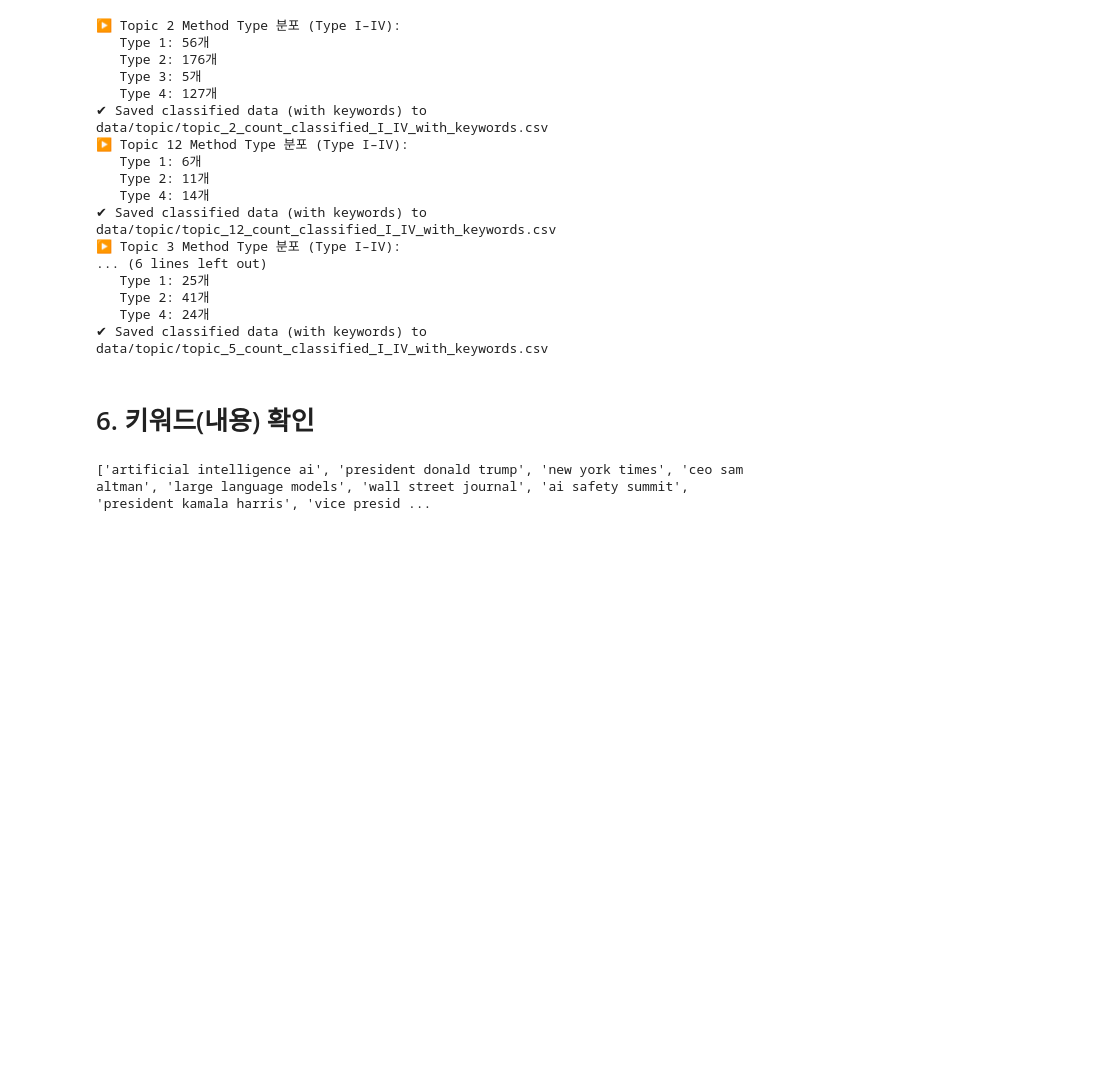
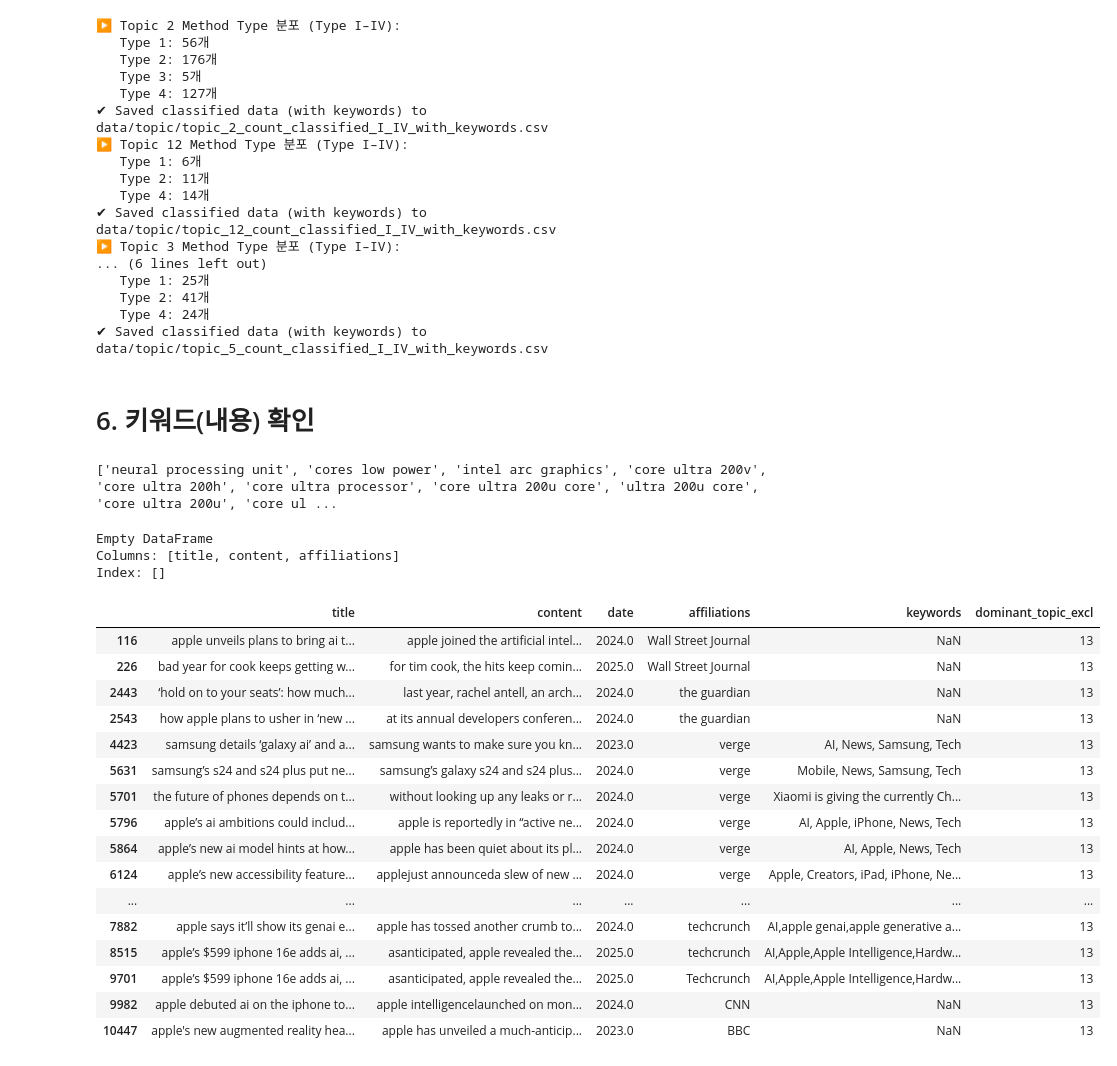
Before and after one commit to choi-ce3l/industry-academia-gap-analysis, a Jupyter notebook: analysis_ver_industry.ipynb, the cells around one changed output. Drawn from its saved outputs; the diff is of its cells as text; code cells hidden in the pictures; blank space fills up the shorter version.

Commit message:
[feat]data analysis

```diff
--- a/analysis_ver_industry.ipynb
+++ b/analysis_ver_industry.ipynb
@@ -1052,7 +1052,50 @@ def suggest_ngrams_by_topic_from_title_abstract(
     return [features[i] for i in top_idx]
 # %%
 df = pd.read_csv("data/05_article_merged_with_topic.csv")
-top_ngrams = suggest_ngrams_by_topic_from_title_abstract(df, topic_num=1, top_n=80)
+top_ngrams = suggest_ngrams_by_topic_from_title_abstract(df, topic_num=5, top_n=80)
 print(top_ngrams)
 # %% [output]
-['artificial intelligence ai', 'president donald trump', 'new york times', 'ceo sam altman', 'large language models', 'wall street journal', 'ai safety summit', 'president kamala harris', 'vice presid ...
+['neural processing unit', 'cores low power', 'intel arc graphics', 'core ultra 200v', 'core ultra 200h', 'core ultra processor', 'core ultra 200u core', 'ultra 200u core', 'core ultra 200u', 'core ul ...
+# %%
+import pandas as pd
+
+# 1. 데이터 로드
+df = pd.read_csv('data/05_article_merged_with_topic.csv')  # 파일 경로에 맞게 수정
+
+# 2. 소문자 통일 및 전처리 (선택적)
+df['title'] = df['title'].astype(str).str.lower()  # 또는 'content' 컬럼 사용
+df['content']=df['content'].astype(str).str.lower()
+
+# 3. 'AI Act' 포함 및 dominant_topic == 1 조건 필터링
+filtered_df = df[
+    (df['dominant_topic_excl'] == 13) &
+    (df['content'].str.contains('ambiant', case=False, na=False))
+]
+
+# 4. 결과 확인
+print(filtered_df[['title', 'content','affiliations']].head(20))  # 또는 저장
+# filtered_df.to_csv('ai_act_topic1.csv', index=False)
+# %% [output]
+Empty DataFrame
+Columns: [title, content, affiliations]
+Index: []
+# %%
+filtered_df
+# %% [output]
+|  | title | content | date | affiliations | keywords | dominant_topic_excl |
+| 116 | apple unveils plans to bring ai t... | apple joined the artificial intel... | 2024.0 | Wall Street Journal | NaN | 13 |
+| 226 | bad year for cook keeps getting w... | for tim cook, the hits keep comin... | 2025.0 | Wall Street Journal | NaN | 13 |
+| 2443 | ‘hold on to your seats’: how much... | last year, rachel antell, an arch... | 2024.0 | the guardian | NaN | 13 |
+| 2543 | how apple plans to usher in ‘new ... | at its annual developers conferen... | 2024.0 | the guardian | NaN | 13 |
+| 4423 | samsung details ‘galaxy ai’ and a... | samsung wants to make sure you kn... | 2023.0 | verge | AI, News, Samsung, Tech | 13 |
+| 5631 | samsung’s s24 and s24 plus put ne... | samsung’s galaxy s24 and s24 plus... | 2024.0 | verge | Mobile, News, Samsung, Tech | 13 |
+| 5701 | the future of phones depends on t... | without looking up any leaks or r... | 2024.0 | verge | Xiaomi is giving the currently Ch... | 13 |
+| 5796 | apple’s ai ambitions could includ... | apple is reportedly in “active ne... | 2024.0 | verge | AI, Apple, iPhone, News, Tech | 13 |
+| 5864 | apple’s new ai model hints at how... | apple has been quiet about its pl... | 2024.0 | verge | AI, Apple, News, Tech | 13 |
+| 6124 | apple’s new accessibility feature... | applejust announceda slew of new ... | 2024.0 | verge | Apple, Creators, iPad, iPhone, Ne... | 13 |
+| ... | ... | ... | ... | ... | ... | ... |
+| 7882 | apple says it’ll show its genai e... | apple has tossed another crumb to... | 2024.0 | techcrunch | AI,apple genai,apple generative a... | 13 |
+| 8515 | apple’s $599 iphone 16e adds ai, ... | asanticipated, apple revealed the... | 2025.0 | techcrunch | AI,Apple,Apple Intelligence,Hardw... | 13 |
+| 9701 | apple’s $599 iphone 16e adds ai, ... | asanticipated, apple revealed the... | 2025.0 | Techcrunch | AI,Apple,Apple Intelligence,Hardw... | 13 |
+| 9982 | apple debuted ai on the iphone to... | apple intelligencelaunched on mon... | 2024.0 | CNN | NaN | 13 |
+| 10447 | apple's new augmented reality hea... | apple has unveiled a much-anticip... | 2023.0 | BBC | NaN | 13 |
```
Also changed, not shown: parts of 3 cells of this notebook, 1 other file.
